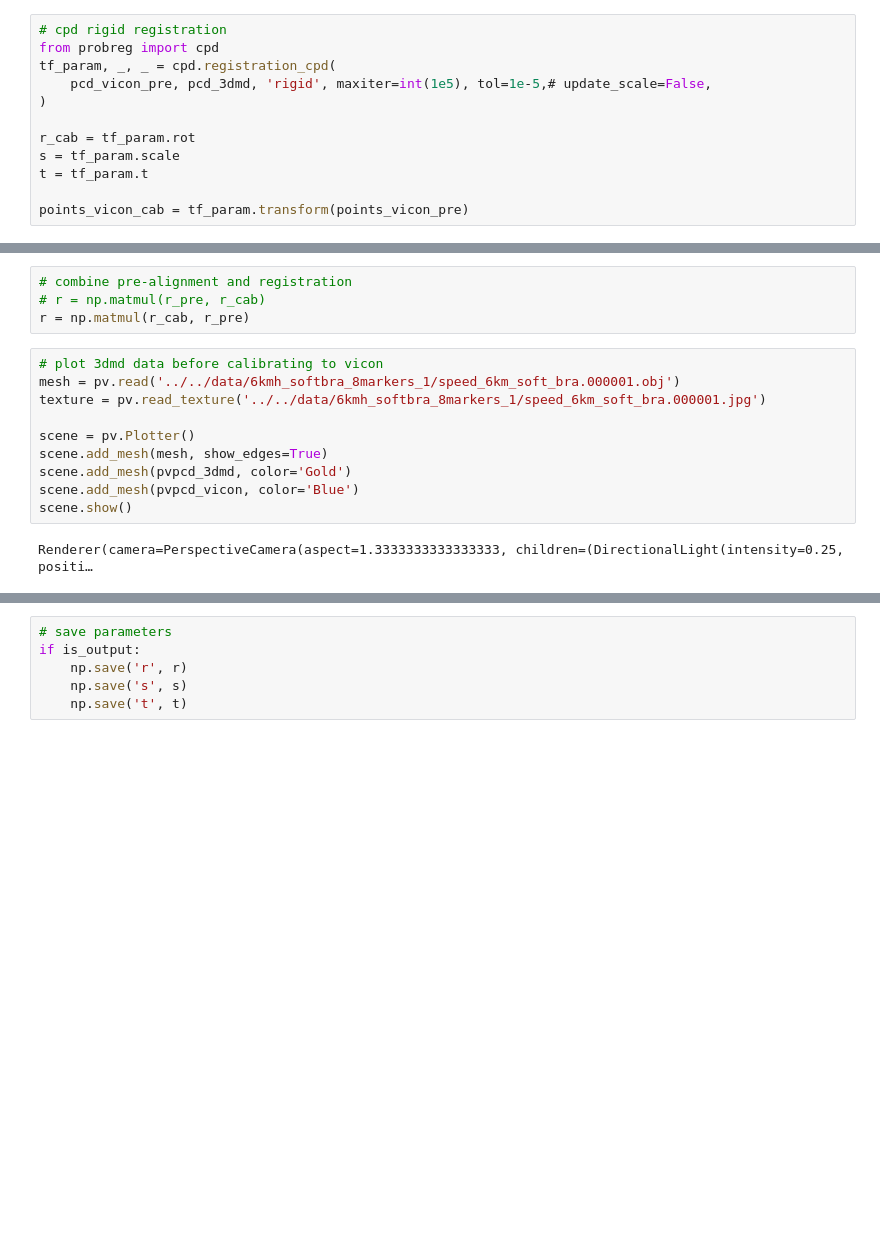
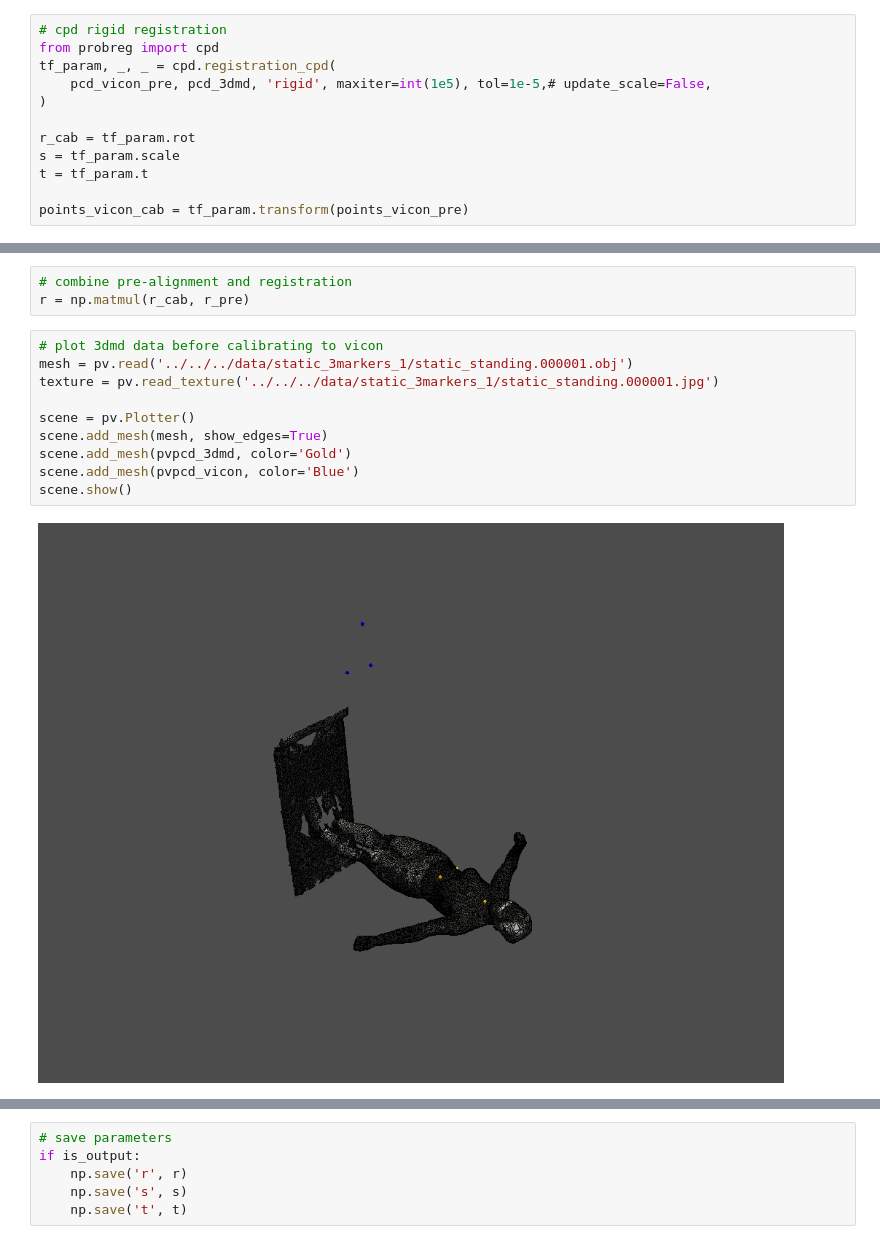
Before and after one commit to liu-qilong/mesh4d, a Jupyter notebook: mesh4d/config/calibrate/run_cab.ipynb, the cells around one changed output, grey strips where cells are left out. Cells and saved outputs as stored; diff of their text form; blank space fills up the shorter version.

```diff
--- a/mesh4d/config/calibrate/run_cab.ipynb
+++ b/mesh4d/config/calibrate/run_cab.ipynb
@@ -168,20 +192,19 @@ To verify its effectiveness, these parameters are applied to the original Vicon
 | `pvpcd_vicon_val` | Validation calibrated Vicon point cloud as `open3d` point cloud. |
 # %%
 # combine pre-alignment and registration
-# r = np.matmul(r_pre, r_cab)
 r = np.matmul(r_cab, r_pre)
 # %%
 # plot 3dmd data before calibrating to vicon
-mesh = pv.read('../../data/6kmh_softbra_8markers_1/speed_6km_soft_bra.000001.obj')
-texture = pv.read_texture('../../data/6kmh_softbra_8markers_1/speed_6km_soft_bra.000001.jpg')
+mesh = pv.read('../../../data/static_3markers_1/static_standing.000001.obj')
+texture = pv.read_texture('../../../data/static_3markers_1/static_standing.000001.jpg')
 
 scene = pv.Plotter()
 scene.add_mesh(mesh, show_edges=True)
 scene.add_mesh(pvpcd_3dmd, color='Gold')
 scene.add_mesh(pvpcd_vicon, color='Blue')
 scene.show()
 # %% [output]
-Renderer(camera=PerspectiveCamera(aspect=1.3333333333333333, children=(DirectionalLight(intensity=0.25, positi…
+[figure, added]
 # %%
 # plot 3dmd data after calibrating to vicon
 from mesh4d import field
```
Also changed, not shown: parts of 16 cells of this notebook, 22 other files.
